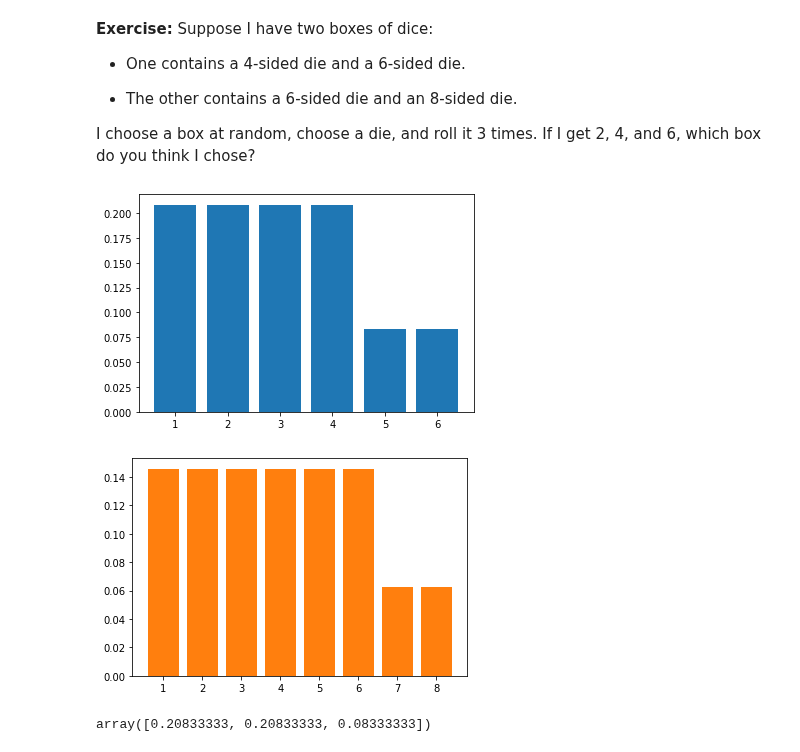
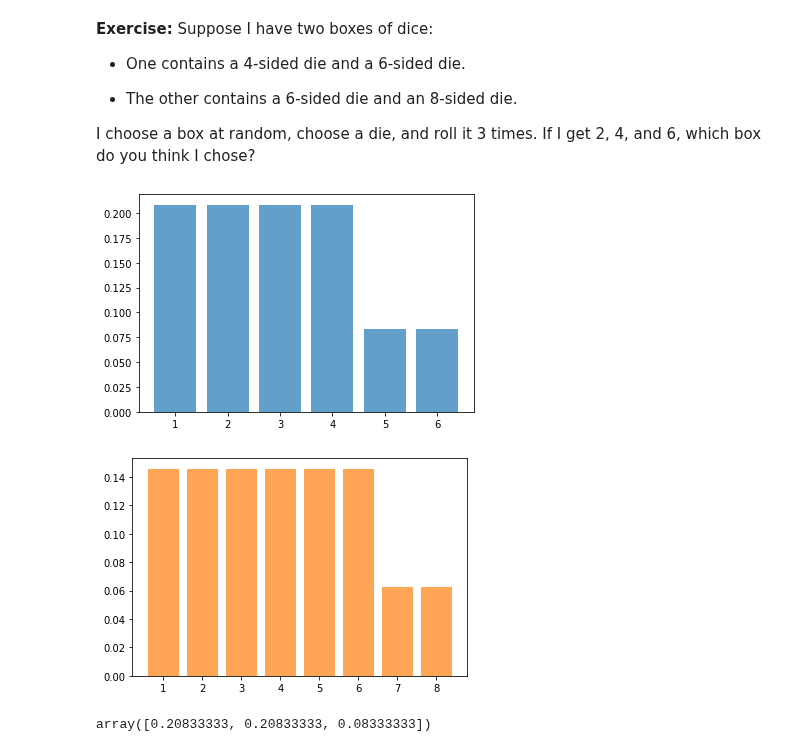
Before and after one commit to AllenDowney/ThinkBayes2, a Jupyter notebook: soln/chap06.ipynb, the cells around one changed output. Saved outputs shown, nothing was run; the diff lists cells and outputs as text; code cells hidden in the pictures.

```diff
--- a/soln/chap06.ipynb
+++ b/soln/chap06.ipynb
@@ -427,2 +451,4 @@ mix = Pmf(total)
+# %%
+mix1 = Pmf(total1)
 # %% [markdown]
 Here's what the mixture of these distributions looks like.
@@ -428,0 +472,3 @@ Here's what the mixture of these distributions looks like.
+# %%
+total2 = Pmf.add(d4, 2*d6, fill_value=0) / 3
+mix2 = Pmf(total2)
@@ -428,0 +495,2 @@ Here's what the mixture of these distributions looks like.
+# %%
+total_damage = Pmf.add_dist(mix1, mix2)
@@ -440,3 +505,0 @@ We can solve this problem by computing a weighted average of the distributions,
-# %%
-total = Pmf.add(d4, 2*d6, fill_value=0) / 3
-mix = Pmf(total)
@@ -738,19 +815,19 @@ d8 = make_die(8)
 
 pmf1 = Pmf(1/2, [4, 6])
 mix1 = make_mixture(pmf1, [d4, d6])
-mix1.bar()
+mix1.bar(alpha=0.7)
 # %% [output]
-[figure, old version]
+[figure, new version]
 # %%
 # Solution
 
 # Here's the distribution of outcomes from the second box.
 
 pmf2 = Pmf(1/2, [6, 8])
 mix2 = make_mixture(pmf2, [d6, d8])
-mix2.bar(color='C1')
+mix2.bar(color='C1', alpha=0.7)
 # %% [output]
-[figure, old version]
+[figure, new version]
 # %%
 # Solution
 
```
Also changed, not shown: parts of 45 cells of this notebook, 7 other files.
